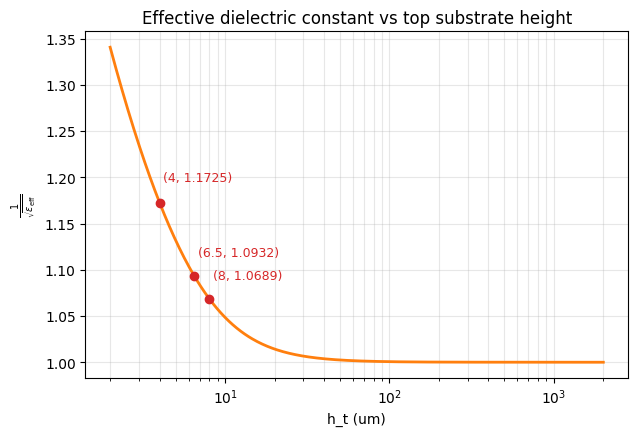
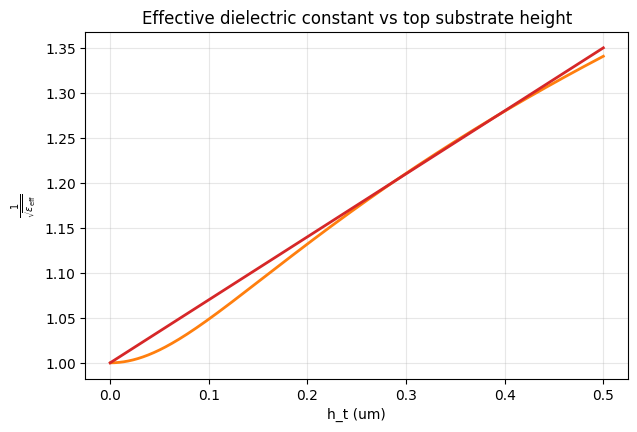
The notebook cell's code change between the first figure and the second:
--- before
+++ after
@@ -1,2 +1,11 @@
+# Set any number of query x-points here
+x_points = [4.0, 6.5, 8.0]
+x_marks = np.array(sorted(set(float(x) for x in x_points)), dtype=float)
+
+if np.any(x_marks < h_t_sweep_mm.min()) or np.any(x_marks > h_t_sweep_mm.max()):
+    raise ValueError(
+        f"All x_points must be within [{h_t_sweep_mm.min():.3g}, {h_t_sweep_mm.max():.3g}]"
+    )
+
 eps_eff_sweep = np.array(
     [
@@ -13,25 +22,19 @@
     dtype=float,
  )
-
 y_curve = np.sqrt(eps_eff_sweep[-1]) / np.sqrt(eps_eff_sweep)
-
-# Set any number of query x-points here
-x_points = [4.0, 6.5, 8.0]
-x_marks = np.array(sorted(set(float(x) for x in x_points)), dtype=float)
-
-if np.any(x_marks < h_t_sweep_mm.min()) or np.any(x_marks > h_t_sweep_mm.max()):
-    raise ValueError(
-        f"All x_points must be within [{h_t_sweep_mm.min():.3g}, {h_t_sweep_mm.max():.3g}]"
-    )
 
 y_marks = np.interp(x_marks, h_t_sweep_mm, y_curve)
 
 fig, ax = plt.subplots(figsize=(7, 4.5))
-ax.plot(h_t_sweep_mm, y_curve, linewidth=2, color="tab:orange")
-ax.scatter(x_marks, y_marks, color="tab:red", zorder=3)
-ax.set_xscale("log")
+ax.plot(1/h_t_sweep_mm, y_curve, linewidth=2, color="tab:orange")
 
-for x_val, y_val in zip(x_marks, y_marks):
-    ax.text(x_val * 1.05, y_val * 1.02, f"({x_val:g}, {y_val:.4f})", color="tab:red", fontsize=9)
+exp_x = np.linspace(0,0.5, 100)
+ax.plot(exp_x, exp_x*0.7+1, linewidth=2, color="tab:red")
+
+# ax.scatter(x_marks, y_marks, color="tab:red", zorder=3)
+# ax.set_xscale("log")
+# ax.set_xlim(0,0.1)
+# for x_val, y_val in zip(x_marks, y_marks):
+#     ax.text(x_val * 1.05, y_val * 1.02, f"({x_val:g}, {y_val:.4f})", color="tab:red", fontsize=9)
 
 ax.set_xlabel("h_t (um)")

Commit: update